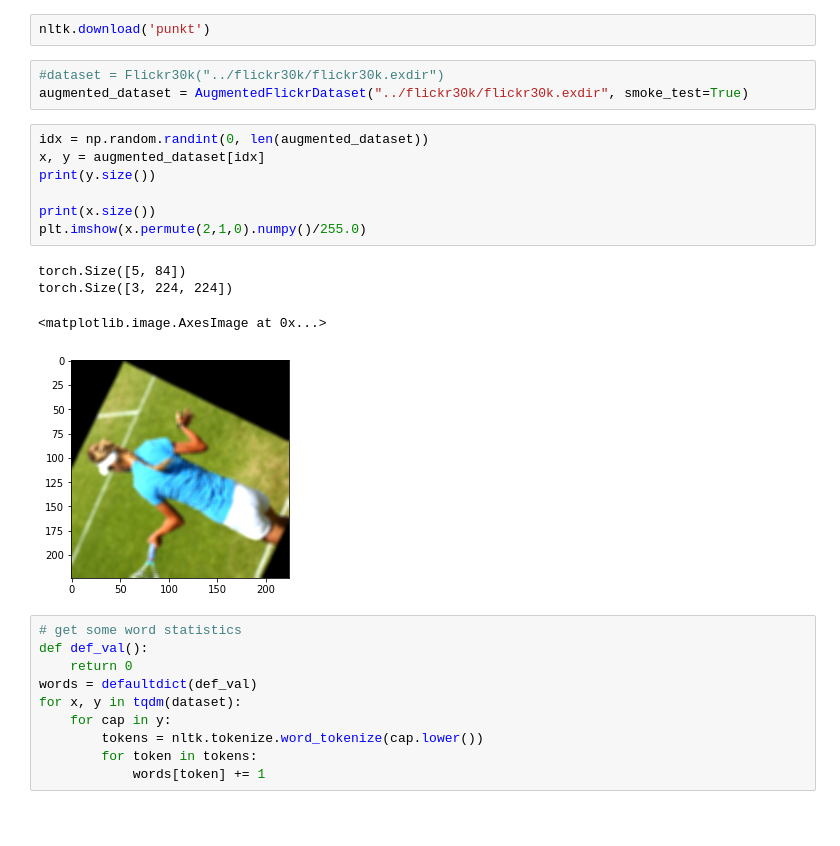
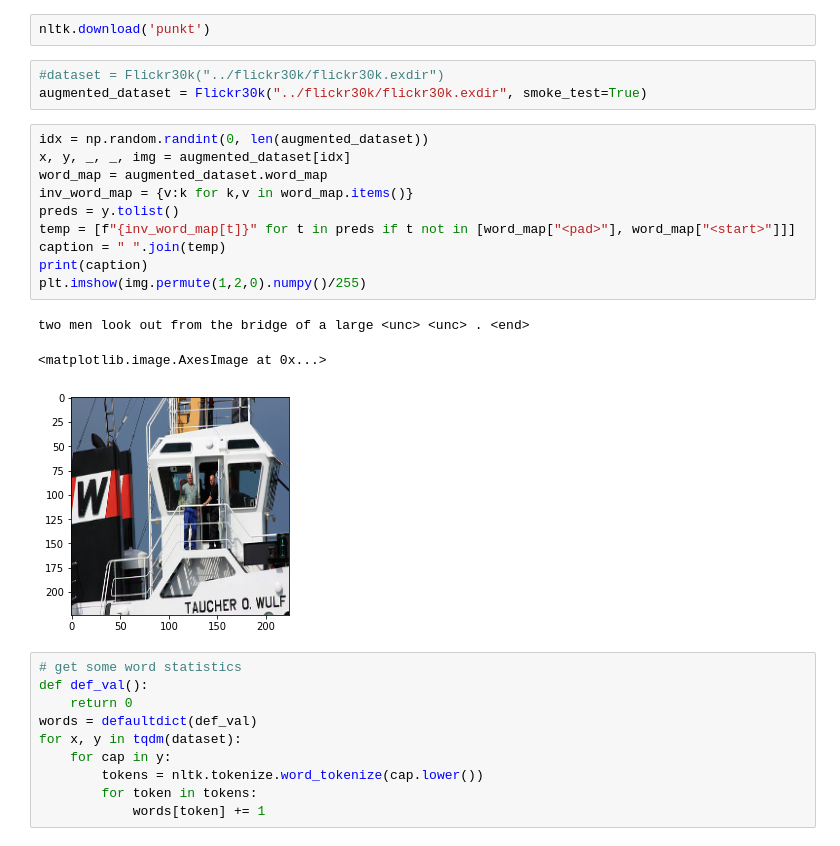
Before and after one commit to jalebara/ImageCaptioningSchoolProject, a Jupyter notebook: src/data_exploration.ipynb, the cells around one changed output. Cells and saved outputs as stored; diff of their text form; blank space fills up the shorter version.

```diff
--- a/src/data_exploration.ipynb
+++ b/src/data_exploration.ipynb
@@ -11,19 +11,21 @@ import nltk
 nltk.download('punkt')
 # %%
 #dataset = Flickr30k("../flickr30k/flickr30k.exdir")
-augmented_dataset = AugmentedFlickrDataset("../flickr30k/flickr30k.exdir", smoke_test=True)
+augmented_dataset = Flickr30k("../flickr30k/flickr30k.exdir", smoke_test=True)
-# %%
-idx = np.random.randint(0, len(augmented_dataset))
-x, y = augmented_dataset[idx]
-print(y.size())
-
-print(x.size())
-plt.imshow(x.permute(2,1,0).numpy()/255.0)
-# %% [output]
-torch.Size([5, 84])
-torch.Size([3, 224, 224])
-<matplotlib.image.AxesImage at 0x...>
-[figure, removed]
+# %%
+idx = np.random.randint(0, len(augmented_dataset))
+x, y, _, _, img = augmented_dataset[idx]
+word_map = augmented_dataset.word_map
+inv_word_map = {v:k for k,v in word_map.items()}
+preds = y.tolist()
+temp = [f"{inv_word_map[t]}" for t in preds if t not in [word_map["<pad>"], word_map["<start>"]]]
+caption = " ".join(temp)
+print(caption)
+plt.imshow(img.permute(1,2,0).numpy()/255)
+# %% [output]
+two men look out from the bridge of a large <unc> <unc> . <end>
+<matplotlib.image.AxesImage at 0x...>
+[figure, added]
 # %%
 # get some word statistics
 def def_val():
```
Also changed, not shown: 7 other files.
